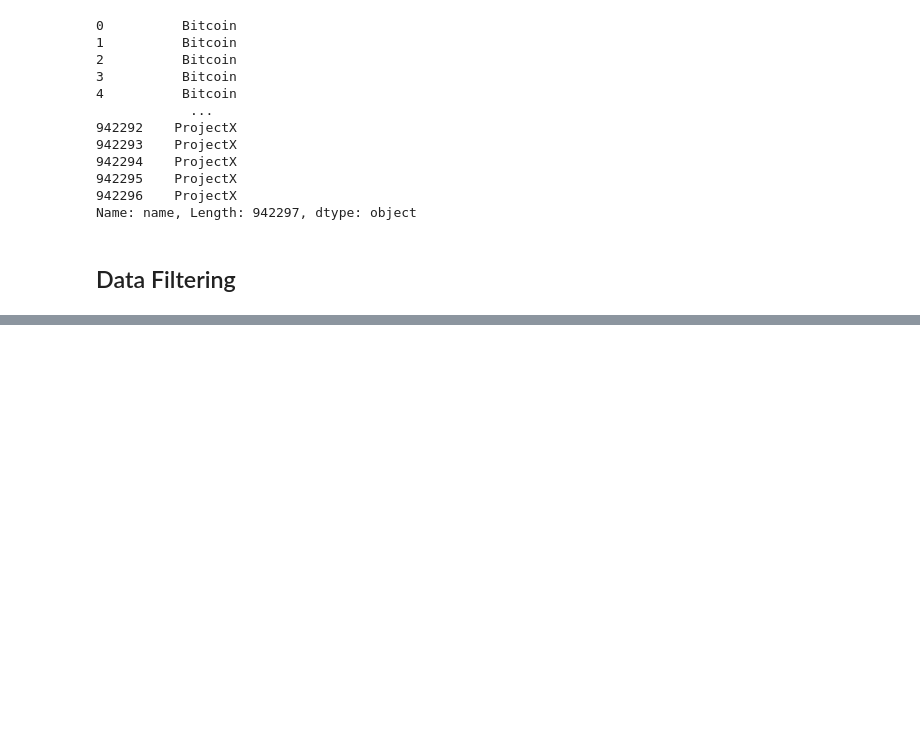
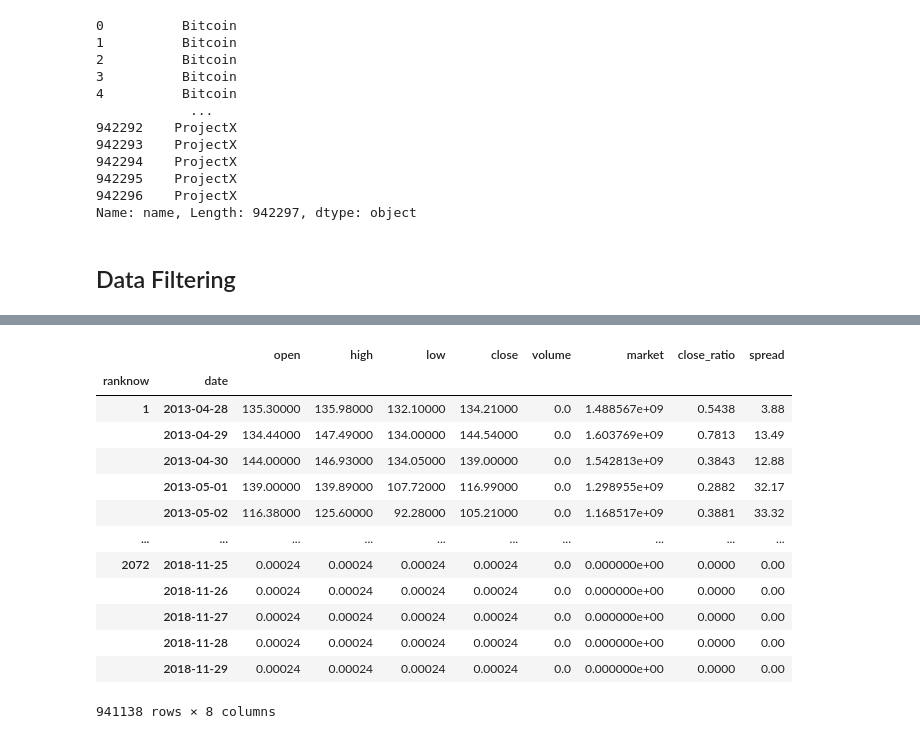
Before and after one commit to anupghosh-git/crypto-markets-data-analysis, a Jupyter notebook: Crypto-markets-data-analysis.ipynb, the cells around one changed output, grey strips where cells are left out. Cells and saved outputs as stored; diff of their text form; code cells hidden in the pictures; blank space fills up the shorter version.

Commit message:
Data filtering: group by and slicing

```diff
--- a/Crypto-markets-data-analysis.ipynb
+++ b/Crypto-markets-data-analysis.ipynb
@@ -164,0 +238,19 @@ Name: name, Length: 942297, dtype: object
+# %%
+df_rank_date = df_cr.groupby(by = ['ranknow', 'date'])
+# %%
+df_rank_date.median()
+# %% [output]
+|  |  | open | high | low | close | volume | market | close_ratio | spread |
+| ranknow | date |  |  |  |  |  |  |  |  |
+| 1 | 2013-04-28 | 135.30000 | 135.98000 | 132.10000 | 134.21000 | 0.0 | 1.488567e+09 | 0.5438 | 3.88 |
+|  | 2013-04-29 | 134.44000 | 147.49000 | 134.00000 | 144.54000 | 0.0 | 1.603769e+09 | 0.7813 | 13.49 |
+|  | 2013-04-30 | 144.00000 | 146.93000 | 134.05000 | 139.00000 | 0.0 | 1.542813e+09 | 0.3843 | 12.88 |
+|  | 2013-05-01 | 139.00000 | 139.89000 | 107.72000 | 116.99000 | 0.0 | 1.298955e+09 | 0.2882 | 32.17 |
+|  | 2013-05-02 | 116.38000 | 125.60000 | 92.28000 | 105.21000 | 0.0 | 1.168517e+09 | 0.3881 | 33.32 |
+| ... | ... | ... | ... | ... | ... | ... | ... | ... | ... |
+| 2072 | 2018-11-25 | 0.00024 | 0.00024 | 0.00024 | 0.00024 | 0.0 | 0.000000e+00 | 0.0000 | 0.00 |
+|  | 2018-11-26 | 0.00024 | 0.00024 | 0.00024 | 0.00024 | 0.0 | 0.000000e+00 | 0.0000 | 0.00 |
+|  | 2018-11-27 | 0.00024 | 0.00024 | 0.00024 | 0.00024 | 0.0 | 0.000000e+00 | 0.0000 | 0.00 |
+|  | 2018-11-28 | 0.00024 | 0.00024 | 0.00024 | 0.00024 | 0.0 | 0.000000e+00 | 0.0000 | 0.00 |
+|  | 2018-11-29 | 0.00024 | 0.00024 | 0.00024 | 0.00024 | 0.0 | 0.000000e+00 | 0.0000 | 0.00 |
+941138 rows × 8 columns
```
Also changed, not shown: parts of 8 cells of this notebook.
